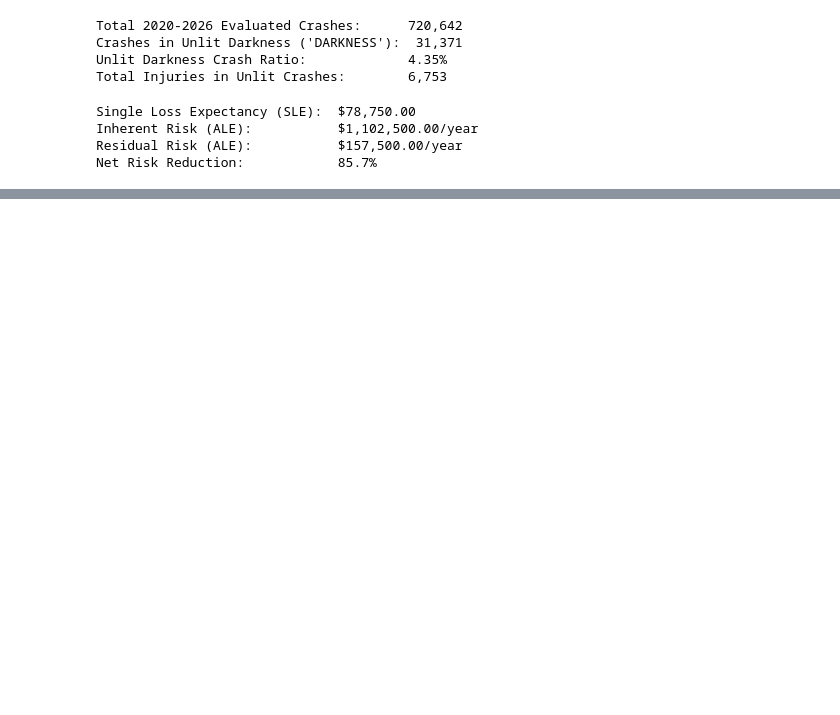
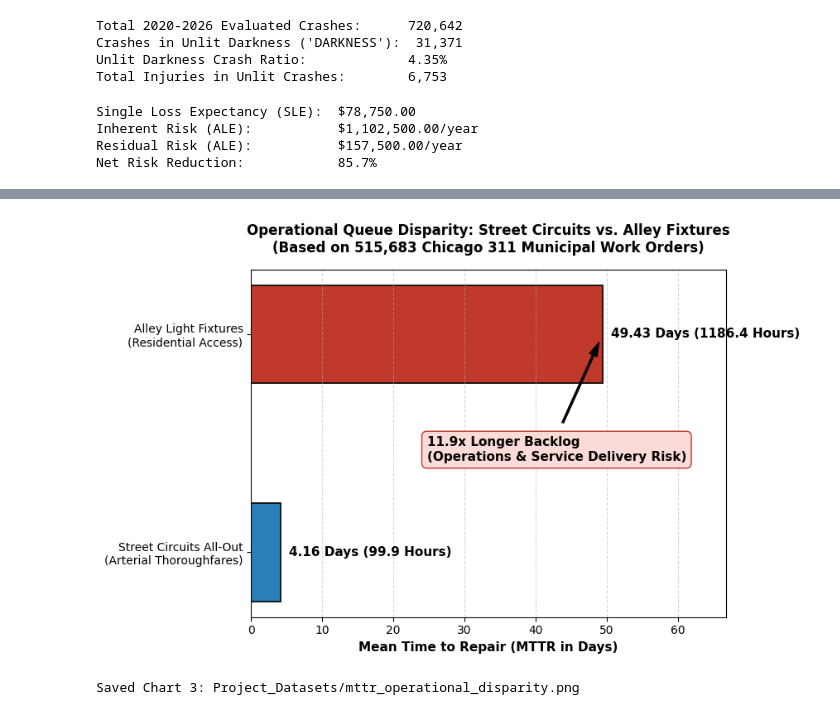
Before and after one commit to amcclarence/McClarence_A_CIS260_IT_Risk_Project, a Jupyter notebook: McClarence_Asha_CIS260_Project.ipynb, the cells around one changed output, grey strips where cells are left out. Drawn from its saved outputs; the diff is of its cells as text; code cells hidden in the pictures; blank space fills up the shorter version.

```diff
--- a/McClarence_Asha_CIS260_Project.ipynb
+++ b/McClarence_Asha_CIS260_Project.ipynb
@@ -383,0 +570,46 @@ Net Risk Reduction:            85.7%
+# %%
+# Extract live MTTR means and total work order counts dynamically from Cell 2
+circuit_mean_days = df_circuit_clean['mttr_days'].mean()
+alley_mean_days = df_alley_clean['mttr_days'].mean()
+delay_multiple = alley_mean_days / circuit_mean_days
+total_orders = len(df_circuit) + len(df_alley)
+
+# Define horizontal bar labels, values, and colors
+categories_mttr = ['Street Circuits All-Out\n(Arterial Thoroughfares)', 'Alley Light Fixtures\n(Residential Access)']
+mttr_vals = [circuit_mean_days, alley_mean_days]
+bar_colors_mttr = ['#2980B9', '#C0392B']
+
+# Initialize figure and draw horizontal bars
+fig, ax = plt.subplots(figsize=(8.5, 5.5))
+bars = ax.barh(categories_mttr, mttr_vals, color=bar_colors_mttr, height=0.45, edgecolor='black', linewidth=1.2)
+
+# Label each horizontal bar with exact days and hours
+for bar in bars:
+    width = bar.get_width()
+    ax.text(width + 1.2, bar.get_y() + bar.get_height() / 2.0,
+            f"{width:.2f} Days ({width * 24:.1f} Hours)",
+            ha='left', va='center', fontsize=11, fontweight='bold')
+
+# Add callout box highlighting the dynamic delay multiple
+ax.annotate(
+    f"{delay_multiple:.1f}x Longer Backlog\n(Operations & Service Delivery Risk)",
+    xy=(alley_mean_days, 1), xytext=(alley_mean_days * 0.5, 0.42),
+    arrowprops=dict(facecolor='black', shrink=0.08, width=1.5, headwidth=7),
+    fontsize=11, fontweight='bold', bbox=dict(boxstyle='round,pad=0.4', facecolor='#FADBD8', edgecolor='#C0392B')
+)
+
+# Configure X-axis limits, labels, and title
+ax.set_xlim(0, alley_mean_days * 1.35)
+ax.set_xlabel('Mean Time to Repair (MTTR in Days)', fontsize=11, fontweight='bold')
+ax.set_title(f'Operational Queue Disparity: Street Circuits vs. Alley Fixtures\n(Based on {total_orders:,} Chicago 311 Municipal Work Orders)',
+             fontsize=12, fontweight='bold', pad=15)
+ax.grid(axis='x', linestyle='--', alpha=0.5)
+
+# Save high-resolution PNG and render inline
+plt.tight_layout()
+plt.savefig('Project_Datasets/mttr_operational_disparity.png', dpi=300)
+plt.show()
+print("Saved Chart 3: Project_Datasets/mttr_operational_disparity.png")
+# %% [output]
+[figure, added]
+Saved Chart 3: Project_Datasets/mttr_operational_disparity.png
```
Also changed, not shown: parts of 11 cells of this notebook.
